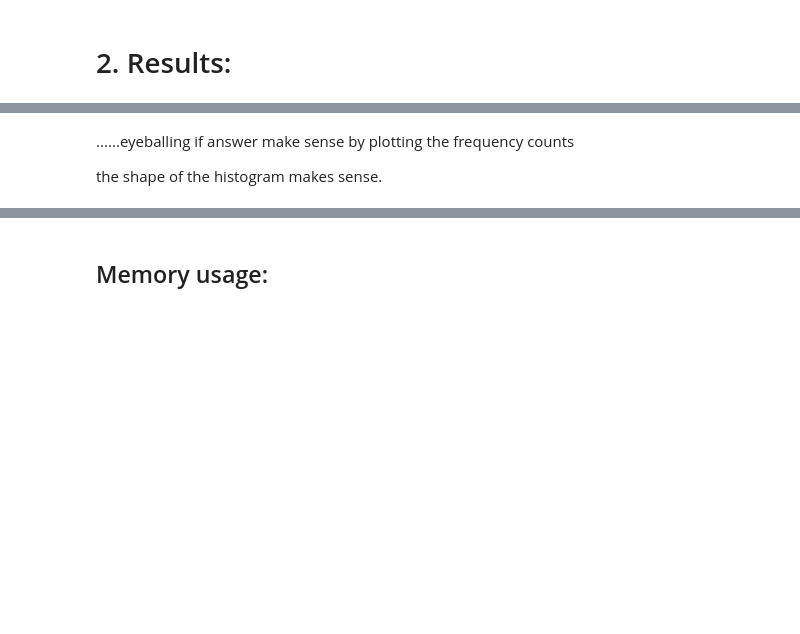
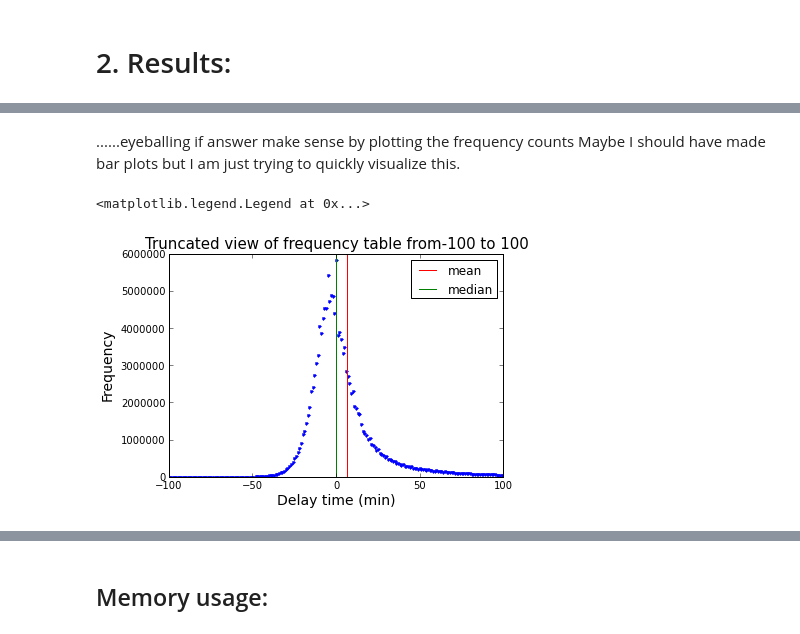
Before and after one commit to karenyng/HW1_Stat250_Winter14, a Jupyter notebook: hw1.ipynb, the cells around one changed output, grey strips where cells are left out. Saved outputs shown, nothing was run; the diff lists cells and outputs as text; code cells hidden in the pictures; blank space fills up the shorter version.

```diff
--- a/hw1.ipynb
+++ b/hw1.ipynb
@@ -130,4 +148,3 @@ Have to be careful if total frequency count is odd or even or else might grab th
 # %% [markdown]
 ......eyeballing if answer make sense by plotting the frequency counts
-
-the shape of the histogram makes sense.
+Maybe I should have made bar plots but I am just trying to quickly visualize this.
@@ -133,0 +154,28 @@ the shape of the histogram makes sense.
+# %%
+a = pd.read_table("sorted_freq.txt", names = ['col'])
+c = []
+for i in range(a.shape[0]):
+    b = a['col'][i].split()
+    if (len(b) == 2):
+        if (b[1] != 'NA') and (b[1]!='ArrDelay'):
+            c.append([float(b[0]), float(b[1])])
+c = np.array(c).transpose()
+
+delay = c[1]
+freq = c[0]
+# %%
+plt.plot(delay, freq, '.b')
+plt.xlabel('Delay time (min)', size=14)
+plt.ylabel('Frequency', size=14)
+xlim_low = -100
+xlim_high = 100
+plt.title('Truncated view of frequency table from'+\
+          '{0} to {1}'.format(xlim_low, xlim_high), size=15)
+
+plt.xlim(xlim_low, xlim_high)
+plt.axvline('6.566504', label = 'mean', color = 'r')
+plt.axvline('0.00', label = 'median', color = 'g')
+plt.legend(loc = 'best')
+# %% [output]
+<matplotlib.legend.Legend at 0x...>
+[figure, added]
```
Also changed, not shown: parts of 19 cells of this notebook, 2 other files.
